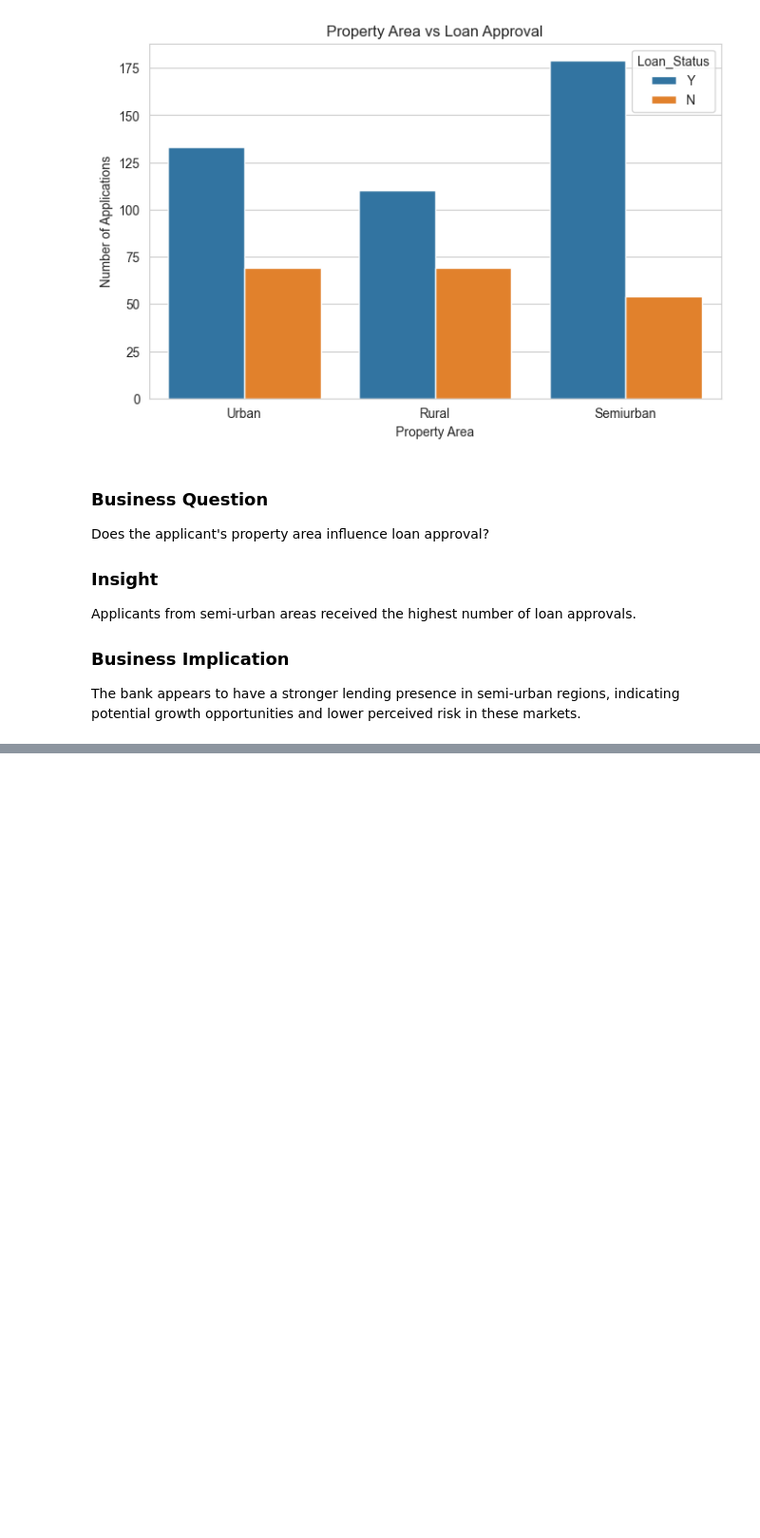
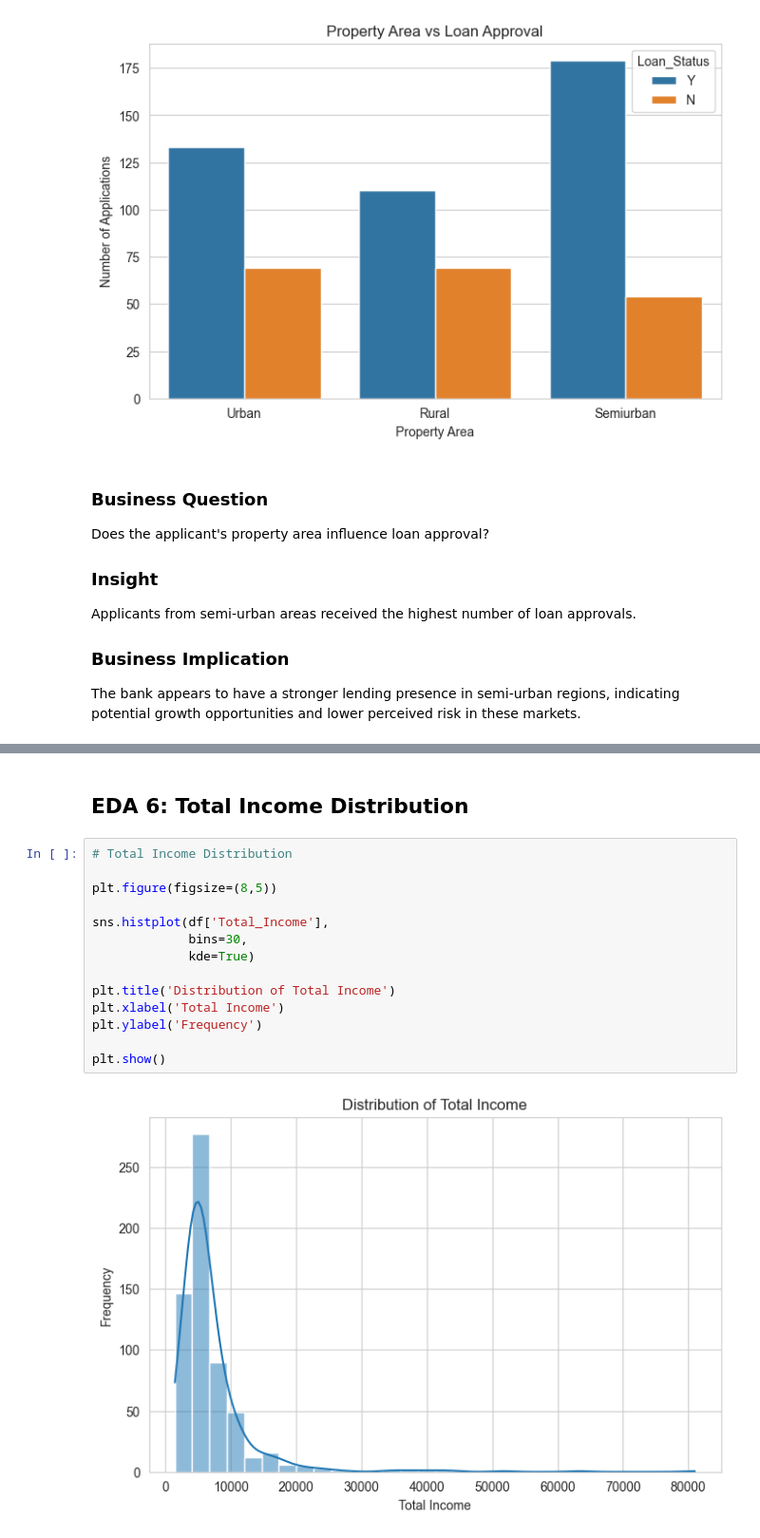
Before and after one commit to mahathiii3/Bank-Loan-Default-Risk-Analysis, a Jupyter notebook: notebooks/Loan_Default_Risk_Analysis.ipynb, the cells around one changed output, grey strips where cells are left out. Shown at 95% size. Cells and saved outputs as stored; diff of their text form; blank space fills up the shorter version.

```diff
--- a/notebooks/Loan_Default_Risk_Analysis.ipynb
+++ b/notebooks/Loan_Default_Risk_Analysis.ipynb
@@ -428,0 +459,18 @@ The bank appears to have a stronger lending presence in semi-urban regions, indi
+# %% [markdown]
+## EDA 6: Total Income Distribution
+# %%
+# Total Income Distribution
+
+plt.figure(figsize=(8,5))
+
+sns.histplot(df['Total_Income'],
+             bins=30,
+             kde=True)
+
+plt.title('Distribution of Total Income')
+plt.xlabel('Total Income')
+plt.ylabel('Frequency')
+
+plt.show()
+# %% [output]
+[figure, added]
```
Also changed, not shown: parts of 4 cells of this notebook.
